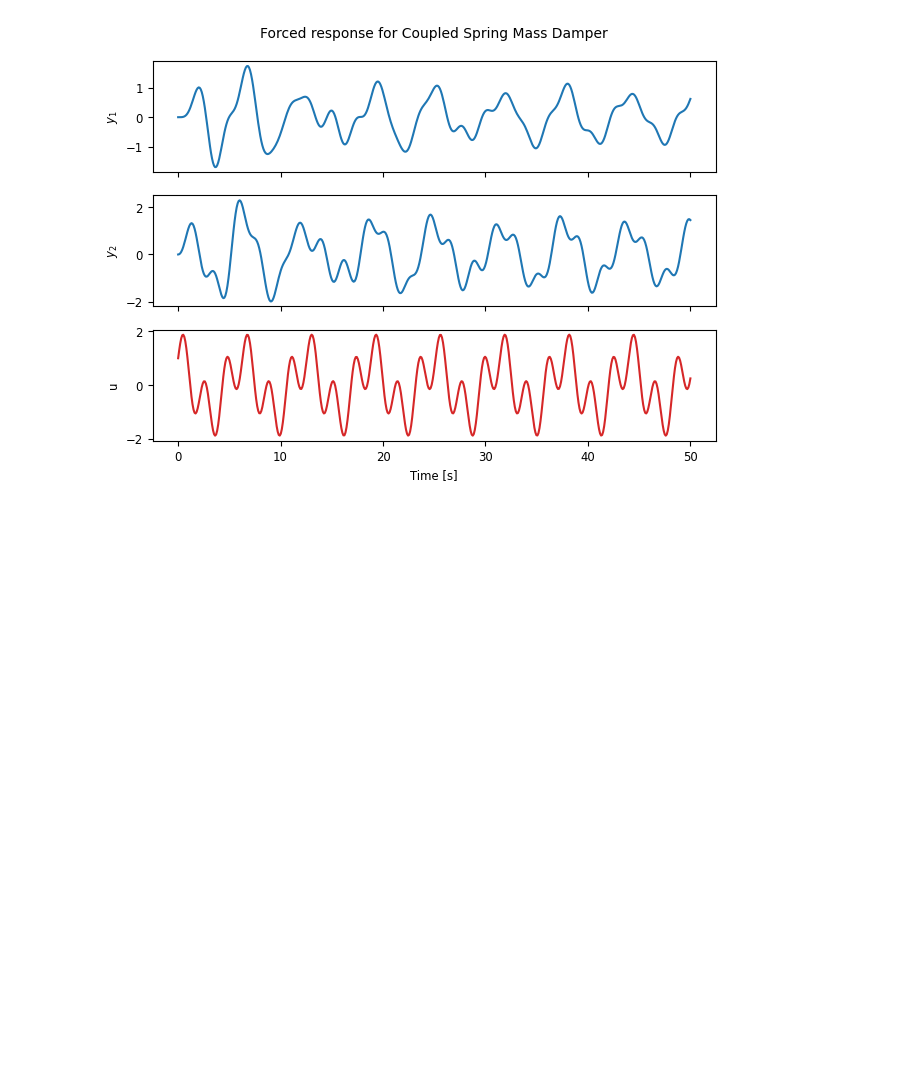
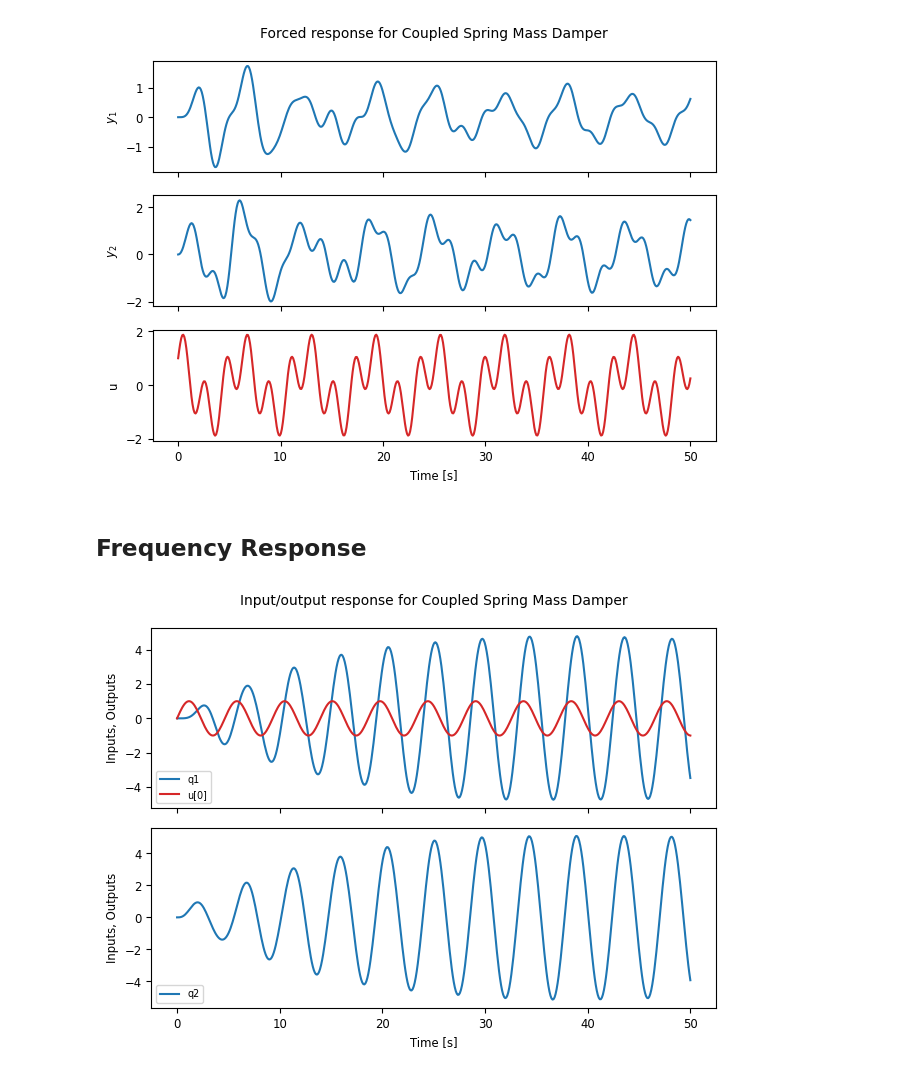
Before and after one commit to prajapati-incontrol/vica, a Jupyter notebook: simulations/tutorials/ct_py_tutorials.ipynb, the cells around one changed output. Cells and saved outputs as stored; diff of their text form; code cells hidden in the pictures; blank space fills up the shorter version.

```diff
--- a/simulations/tutorials/ct_py_tutorials.ipynb
+++ b/simulations/tutorials/ct_py_tutorials.ipynb
@@ -146,3 +146,15 @@ resp3.sysname = 'U3'; resp3.plot(color='r')
 cplt = resp3.plot(label="G(U1 + U2)")
 # %% [output]
 [figure]
+# %% [markdown]
+## Frequency Response
+# %%
+# manually compute the frequency response
+resp = ct.input_output_response(sys, T, np.sin(1.35*T))
+
+cplt = resp.plot(
+    plot_inputs='overlay',
+    legend_map=np.array([['lower left'], ['lower left']]),
+    label=[['q1', 'u[0]'], ['q2', None]])
+# %% [output]
+[figure, added]
```
Also changed, not shown: parts of 8 cells of this notebook.
